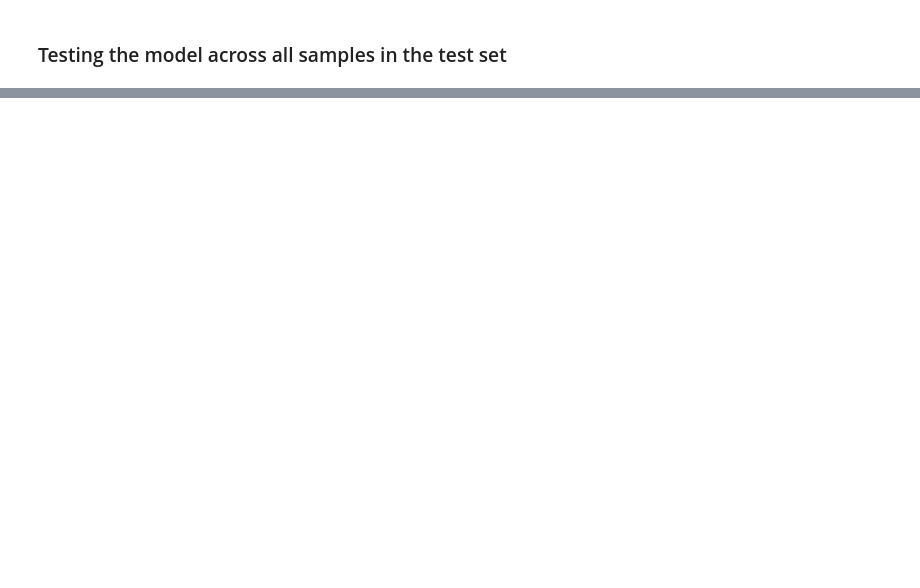
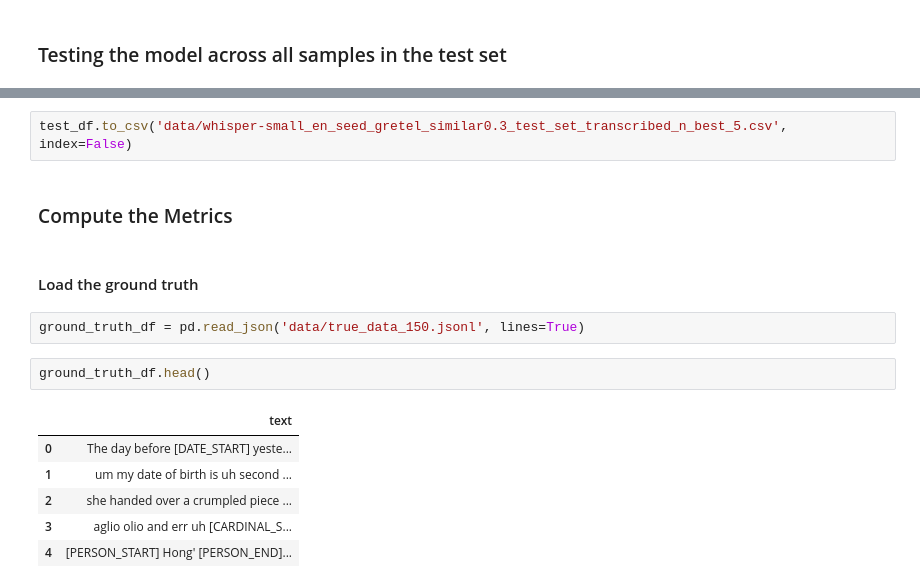
Before and after one commit to farhanazmiCS/Speech-PII-Public, a Jupyter notebook: Entity_Aware_ASR_Testing.ipynb, the cells around one changed output, grey strips where cells are left out. Drawn from its saved outputs; the diff is of its cells as text; blank space fills up the shorter version.

```diff
--- a/Entity_Aware_ASR_Testing.ipynb
+++ b/Entity_Aware_ASR_Testing.ipynb
@@ -126,0 +210,17 @@ RuntimeError: MPS backend out of memory (MPS allocated: 17.79 GB, other allocati
+# %%
+test_df.to_csv('data/whisper-small_en_seed_gretel_similar0.3_test_set_transcribed_n_best_5.csv', index=False)
+# %% [markdown]
+### Compute the Metrics
+# %% [markdown]
+#### Load the ground truth
+# %%
+ground_truth_df = pd.read_json('data/true_data_150.jsonl', lines=True)
+# %%
+ground_truth_df.head()
+# %% [output]
+|  | text |
+| 0 | The day before [DATE_START] yeste... |
+| 1 | um my date of birth is uh second ... |
+| 2 | she handed over a crumpled piece ... |
+| 3 | aglio olio and err uh [CARDINAL_S... |
+| 4 | [PERSON_START] Hong' [PERSON_END]... |
```
Also changed, not shown: parts of 23 cells of this notebook.
